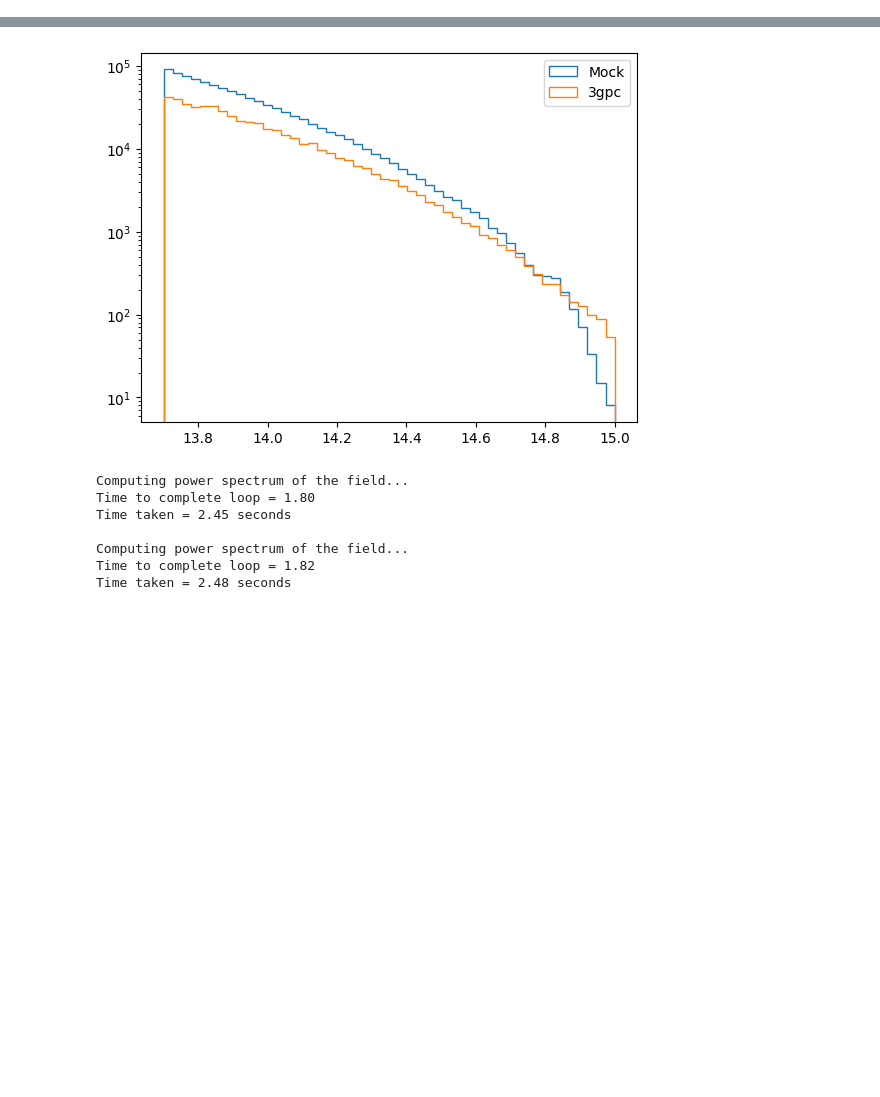
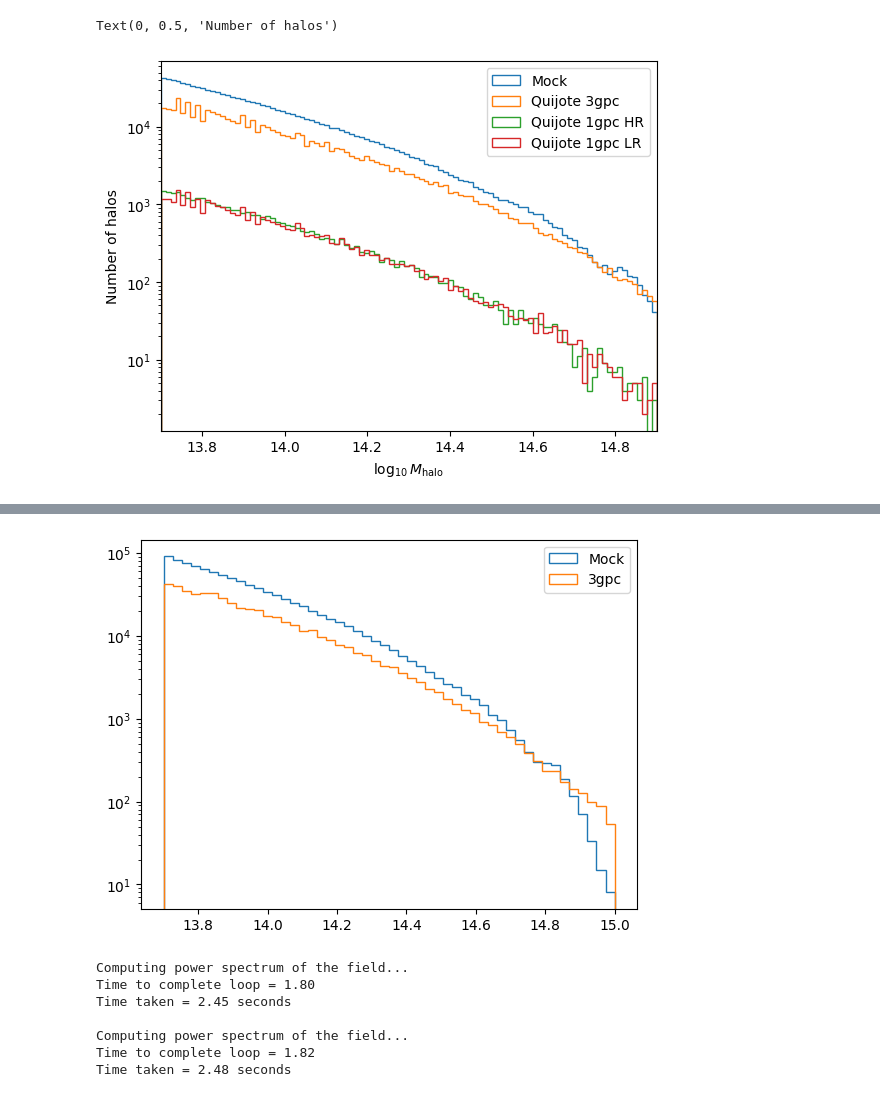
Before and after one commit to shivampcosmo/CHARM, a Jupyter notebook: notebooks/test_3gpc_mass_vel_charm.ipynb, the cells around one changed output, grey strips where cells are left out. Drawn from its saved outputs; the diff is of its cells as text; code cells hidden in the pictures; blank space fills up the shorter version.

```diff
--- a/notebooks/test_3gpc_mass_vel_charm.ipynb
+++ b/notebooks/test_3gpc_mass_vel_charm.ipynb
@@ -51,4 +54,5 @@ import os
 # %%
+test_id = 0
 # run_config_name = 'TRAIN_MASS_FREECOSMO_cond_fastpm_ns128.yaml'
 run_config_name = 'TRAIN_MASS_FREECOSMO_cond_fastpm_ns128_lresdata.yaml'
 with open("/mnt/home/spandey/ceph/CHARM/run_configs/" + run_config_name,"r") as file_object:
@@ -484,6 +484,13 @@ def get_Pk_quijote(snapdir, snapnum, grid = 384, BoxSize = 3000.0, lgMmin=13.7,
     pos_h_truth = rockstar[:,header.index('X'):header.index('Z')+1]
     index_M = header.index('M200c')
     mass_truth = rockstar[:,index_M]  #Halo masses in Msun/h
+
+    index_pid = header.index('PID')
+    id_halo = np.where(rockstar[:,index_pid] == -1)[0]
+
+    pos_h_truth = pos_h_truth[id_halo]
+    mass_truth = mass_truth[id_halo]
+
     lgMass_truth = np.log10(mass_truth).astype(np.float32)
 
     indsel = np.where(mass_truth > 10**(lgMmin))[0]
@@ -494,7 +501,7 @@ def get_Pk_quijote(snapdir, snapnum, grid = 384, BoxSize = 3000.0, lgMmin=13.7,
     MASL.MA(pos_h_truth, mesh_truth, BoxSize, MAS)
     mesh_truth /= np.mean(mesh_truth, dtype=np.float32);  mesh_truth -= 1.0
     Pk_truth = PKL.Pk(mesh_truth, BoxSize, axis=0, MAS=None)
-    return Pk_truth
+    return Pk_truth, lgMass_truth, pos_h_truth
 
 
 # Get the power from the mock catalog:
@@ -504,25 +511,10 @@ Pk_mock = get_Pk_mock(pos_h_mock, lgMass_mock, grid = 384, BoxSize = 3000.0)
 # Get the power from various Quijote simulations:
 snapnum = 3
 snap_dir_3gpc = '/mnt/home/fvillaescusa/ceph/Quijote/Matt/Sims/fiducial/Rockstar'
-Pk_quijote_3gpc = get_Pk_quijote(snap_dir_3gpc, snapnum, grid = 384, BoxSize = 3000.0)
+Pk_quijote_3gpc, lgMass_quijote_3gpc, pos_h_quijote_3gpc = get_Pk_quijote(snap_dir_3gpc, snapnum, grid = 384, BoxSize = 3000.0)
 
 snap_dir_1gpc_HR = '/mnt/home/fvillaescusa/ceph/Quijote/Halos/Rockstar/fiducial_HR/1/'
-Pk_quijote_1gpc_HR = get_Pk_quijote(snap_dir_1gpc_HR, snapnum, grid = 128, BoxSize = 1000.0)
+Pk_quijote_1gpc_HR, lgMass_quijote_1gpc_HR, _ = get_Pk_quijote(snap_dir_1gpc_HR, snapnum, grid = 128, BoxSize = 1000.0)
 
 snap_dir_1gpc_LR = '/mnt/home/fvillaescusa/ceph/Quijote/Halos/Rockstar/fiducial/1/'
-Pk_quijote_1gpc_LR = get_Pk_quijote(snap_dir_1gpc_LR, snapnum, grid = 128, BoxSize = 1000.0)
-
-
-pl.figure()
-pl.plot(Pk_mock.k3D, Pk_mock.Pk[:,0], label='Mock-3Gpc')
-pl.plot(Pk_quijote_3gpc.k3D, Pk_quijote_3gpc.Pk[:,0], label='Quijote-LR-3Gpc')
-pl.plot(Pk_quijote_1gpc_HR.k3D, Pk_quijote_1gpc_HR.Pk[:,0], label='Quijote-HR-1Gpc')
-pl.plot(Pk_quijote_1gpc_LR.k3D, Pk_quijote_1gpc_LR.Pk[:,0], label='Quijote-LR-1Gpc')
-
-pl.xscale('log')
-pl.yscale('log')
-pl.xlim(0.003, 0.4)
-pl.ylim(2e4, 1e7)
-pl.legend()
-pl.xlabel('k', size=15)
-pl.ylabel('P(k)', size=15)
+Pk_quijote_1gpc_LR, lgMass_quijote_1gpc_LR, _ = get_Pk_quijote(snap_dir_1gpc_LR, snapnum, grid = 128, BoxSize = 1000.0)
@@ -548,0 +536,14 @@ Text(0, 0.5, 'P(k)')
+# %%
+pl.figure()
+_ = pl.hist(lgMass_mock, bins=100, histtype='step', label='Mock', range=(13.7, 14.9))
+_ = pl.hist(lgMass_quijote_3gpc, bins=100, histtype='step', label='Quijote 3gpc', range=(13.7, 14.9))
+_ = pl.hist(lgMass_quijote_1gpc_HR, bins=100, histtype='step', label='Quijote 1gpc HR', range=(13.7, 14.9))
+_ = pl.hist(lgMass_quijote_1gpc_LR, bins=100, histtype='step', label='Quijote 1gpc LR', range=(13.7, 14.9))
+pl.legend()
+pl.yscale('log')
+pl.xlim(13.7, 14.9)
+pl.xlabel(r'$\log_{10} M_{\rm halo}$')
+pl.ylabel('Number of halos')
+# %% [output]
+Text(0, 0.5, 'Number of halos')
+[figure, added]
```
Also changed, not shown: parts of 8 cells of this notebook, 1 other file.
